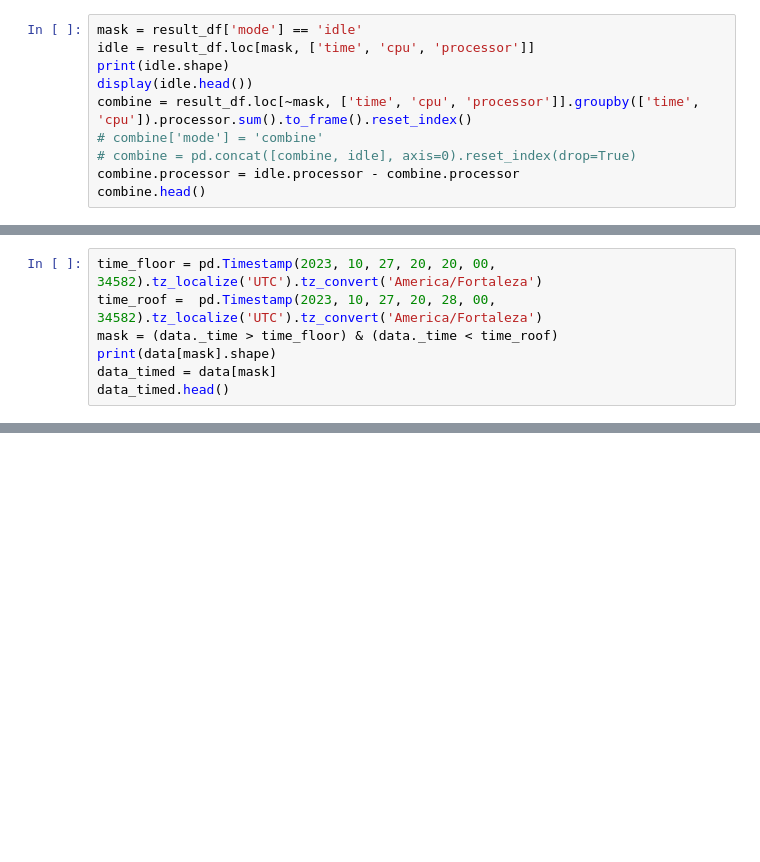
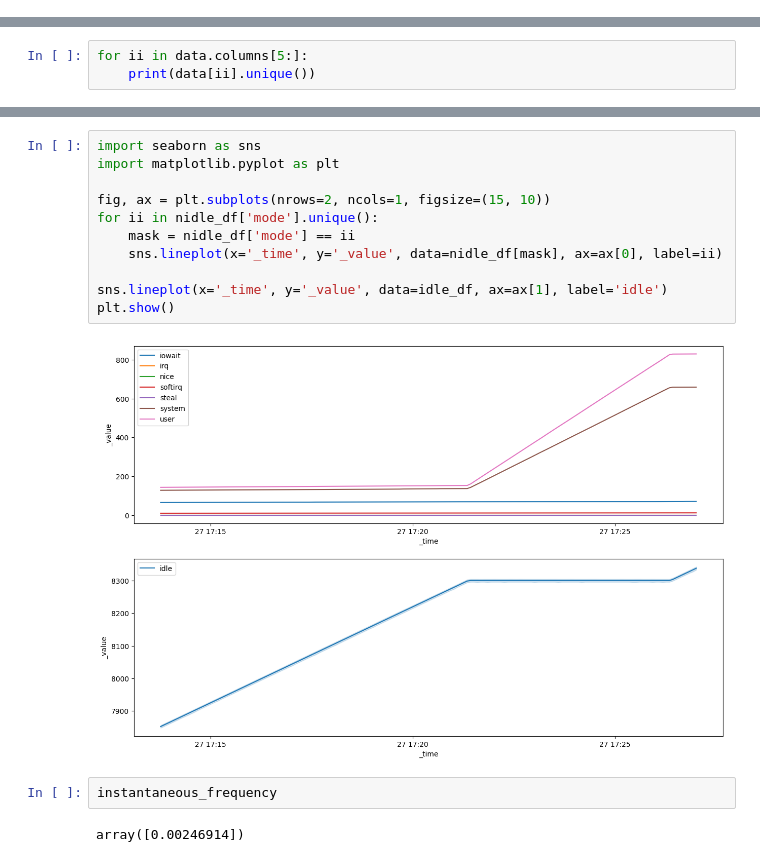
Before and after one commit to bombermal/TCC, a Jupyter notebook: Monitoring_VM/Retrieve/main.ipynb, the cells around one changed output, grey strips where cells are left out. Drawn from its saved outputs; the diff is of its cells as text; blank space fills up the shorter version.

```diff
--- a/Monitoring_VM/Retrieve/main.ipynb
+++ b/Monitoring_VM/Retrieve/main.ipynb
@@ -125,10 +0,0 @@ memory usage: 714.1+ KB
-# %%
-mask = result_df['mode'] == 'idle'
-idle = result_df.loc[mask, ['time', 'cpu', 'processor']]
-print(idle.shape)
-display(idle.head())
-combine = result_df.loc[~mask, ['time', 'cpu', 'processor']].groupby(['time', 'cpu']).processor.sum().to_frame().reset_index()
-# combine['mode'] = 'combine'
-# combine = pd.concat([combine, idle], axis=0).reset_index(drop=True)
-combine.processor = idle.processor - combine.processor
-combine.head()
@@ -252,7 +19,0 @@ data.head()
-# %%
-time_floor = pd.Timestamp(2023, 10, 27, 20, 20, 00, 34582).tz_localize('UTC').tz_convert('America/Fortaleza')
-time_roof =  pd.Timestamp(2023, 10, 27, 20, 28, 00, 34582).tz_localize('UTC').tz_convert('America/Fortaleza')
-mask = (data._time > time_floor) & (data._time < time_roof)
-print(data[mask].shape)
-data_timed = data[mask]
-data_timed.head()
@@ -288,0 +20,3 @@ data_test.plot(x='_time', y='_value', figsize=(15, 5))
+# %%
+for ii in data.columns[5:]:
+    print(data[ii].unique())
@@ -288,0 +70,17 @@ data_test.plot(x='_time', y='_value', figsize=(15, 5))
+# %%
+import seaborn as sns
+import matplotlib.pyplot as plt
+
+fig, ax = plt.subplots(nrows=2, ncols=1, figsize=(15, 10))
+for ii in nidle_df['mode'].unique():
+    mask = nidle_df['mode'] == ii
+    sns.lineplot(x='_time', y='_value', data=nidle_df[mask], ax=ax[0], label=ii)
+
+sns.lineplot(x='_time', y='_value', data=idle_df, ax=ax[1], label='idle')
+plt.show()
+# %% [output]
+[figure, added]
+# %%
+instantaneous_frequency
+# %% [output]
+array([0.00246914])
```
Also changed, not shown: parts of 24 cells of this notebook.
